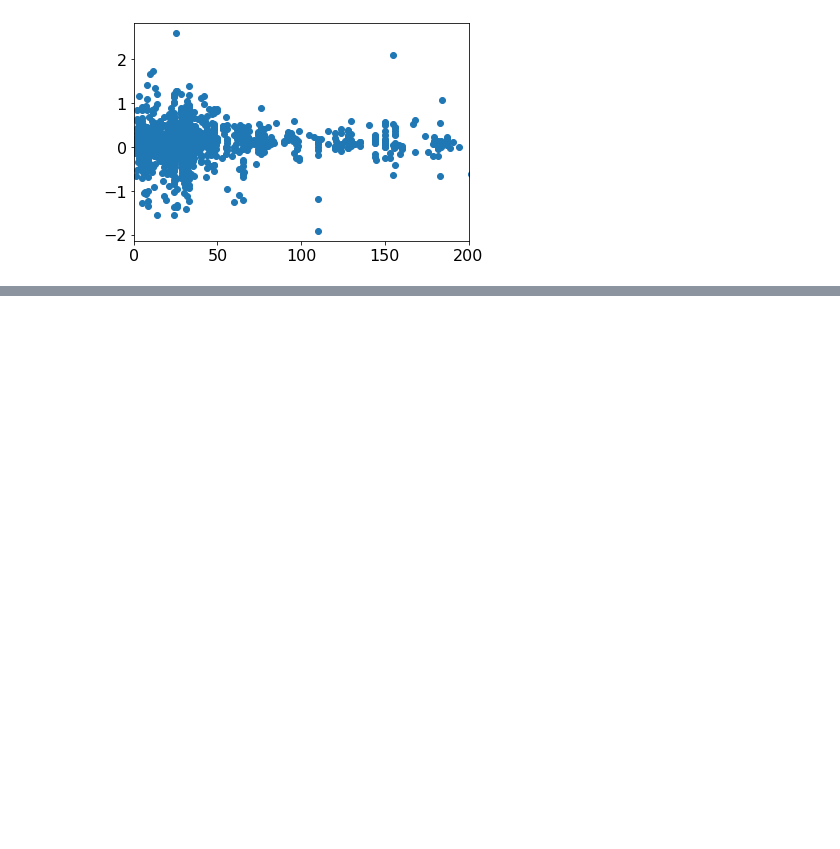
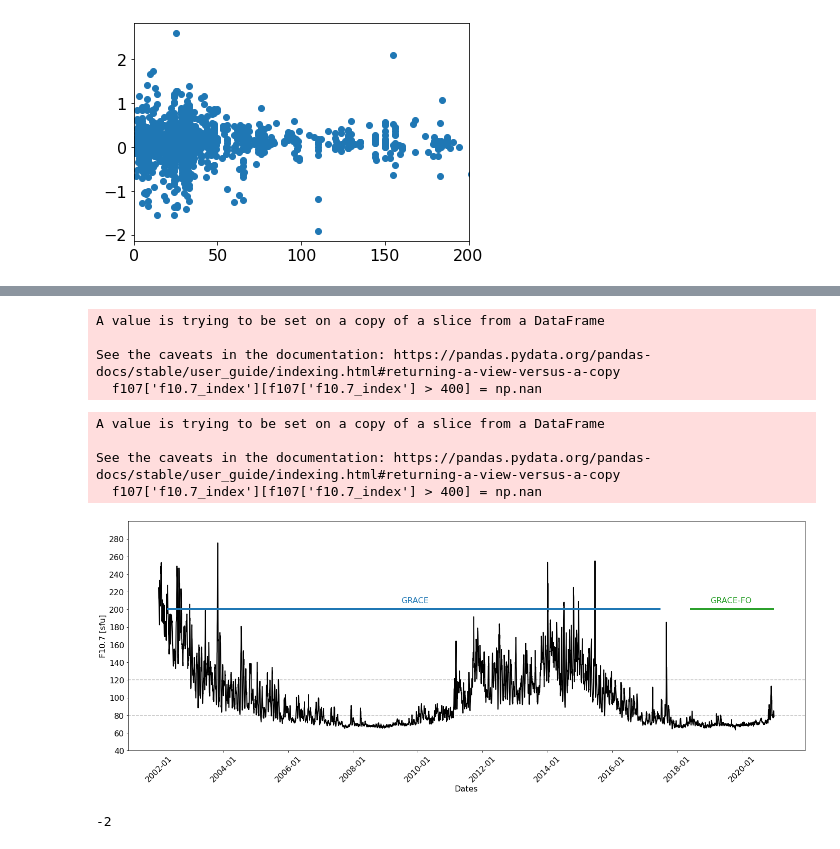
Before and after one commit to andyismapping/mscthesis_v2, a Jupyter notebook: aux_plots_tables.ipynb, the cells around one changed output, grey strips where cells are left out. Saved outputs shown, nothing was run; the diff lists cells and outputs as text; code cells hidden in the pictures; blank space fills up the shorter version.

```diff
--- a/aux_plots_tables.ipynb
+++ b/aux_plots_tables.ipynb
@@ -35,0 +115,54 @@ plt.xlim(0,200)
+# %%
+f107['f10.7_index'][f107['f10.7_index'] > 400] = np.nan
+# %% [output]
+A value is trying to be set on a copy of a slice from a DataFrame
+
+See the caveats in the documentation: https://pandas.pydata.org/pandas-docs/stable/user_guide/indexing.html#returning-a-view-versus-a-copy
+  f107['f10.7_index'][f107['f10.7_index'] > 400] = np.nan
+# %%
+f107 = pd.read_fwf('../data/external/f107/omni2_daily_bOKKAhnXtE.lst', names = ['year','day','hour','f10.7_index'])
+f107['date_simplified'] = f107.apply(lambda x: datetime.datetime(int(x.year),1,1) + datetime.timedelta(int(x.day)-1), axis=1)
+f107['f10.7_index'][f107['f10.7_index'] > 400] = np.nan
+
+fig, ax = plt.subplots(figsize=(20, 8))
+
+plt.axhline(y=80, ls='dashed', alpha = 0.5, color ='gray')
+plt.axhline(y=120, ls='dashed', alpha = 0.5, color ='gray')
+
+
+plt.plot(f107['date_simplified'], f107['f10.7_index'], 'k', lw=2)
+
+ax.hlines(y=200, xmin=datetime.datetime(2002,4,4), xmax=datetime.datetime(2017,6,29), linewidth=4, label = 'GRACE', color=plt.rcParams["axes.prop_cycle"].by_key()["color"][0])
+ax.hlines(y=200, xmin=datetime.datetime(2018,5,29), xmax=datetime.datetime(2020,12,27), linewidth=4, label = 'GRACE-FO', color = plt.rcParams["axes.prop_cycle"].by_key()["color"][2])
+
+plt.text(datetime.datetime(2009,12,1), 210,  'GRACE', ha='center', va='center', color = plt.rcParams["axes.prop_cycle"].by_key()["color"][0],fontsize=20)
+plt.text(datetime.datetime(2019,9,1), 210,  'GRACE-FO', ha='center', va='center', color = plt.rcParams["axes.prop_cycle"].by_key()["color"][2],fontsize=20)
+
+
+ax.xaxis_date()
+
+# months = mdates.MonthLocator(interval=12)
+# ax.xaxis.set_major_locator(months)
+ax.xaxis.set_major_formatter(mdates.DateFormatter("%Y-%m"))
+plt.xticks(rotation=45)
+
+plt.ylim(40,300)
+plt.yticks(np.arange(40,300,20))
+
+plt.xlabel('Dates', fontsize=20)
+plt.ylabel('F10.7 [sfu]', fontsize=20)
+
+plt.tight_layout()
+
+
+plt.savefig('../figures/v2/f107.png')
+# %% [output]
+A value is trying to be set on a copy of a slice from a DataFrame
+
+See the caveats in the documentation: https://pandas.pydata.org/pandas-docs/stable/user_guide/indexing.html#returning-a-view-versus-a-copy
+  f107['f10.7_index'][f107['f10.7_index'] > 400] = np.nan
+[figure, added]
+# %%
+2018-2020
+# %% [output]
+-2
```
Also changed, not shown: parts of 13 cells of this notebook, 3 other files.
